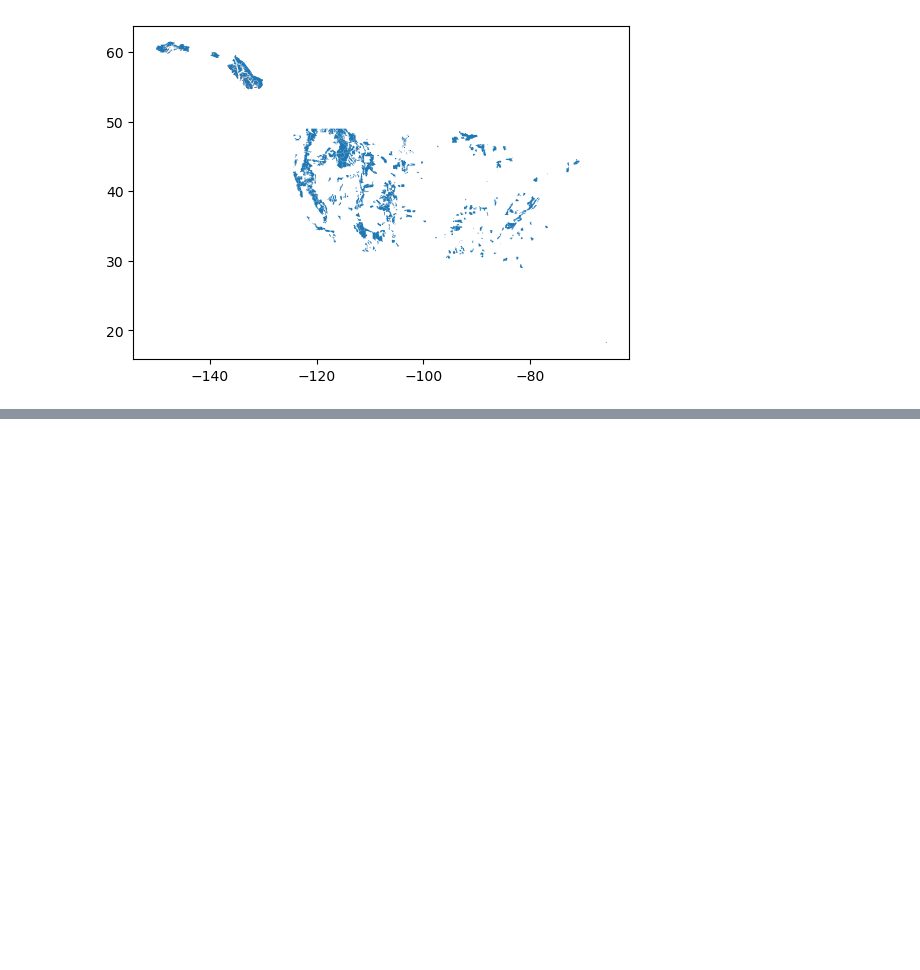
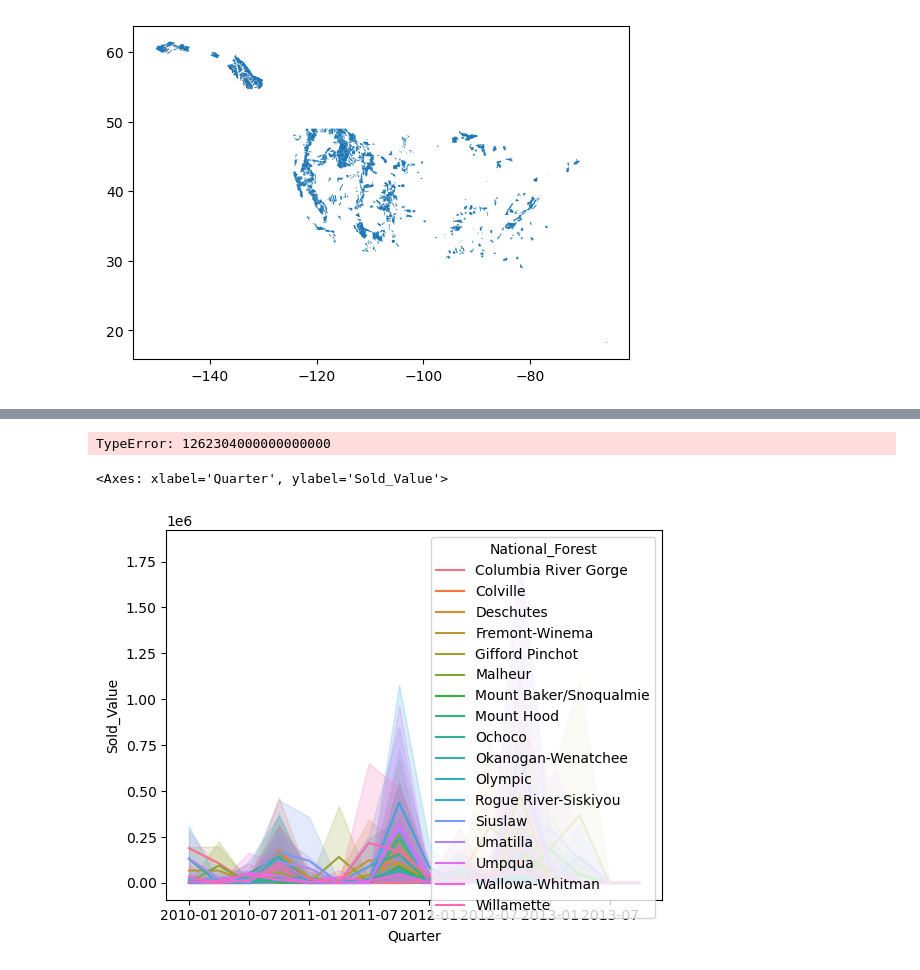
Before and after one commit to langoodall/Project-Timber-Harvesting, a Jupyter notebook: Timber.ipynb, the cells around one changed output, grey strips where cells are left out. Cells and saved outputs as stored; diff of their text form; code cells hidden in the pictures; blank space fills up the shorter version.

```diff
--- a/Timber.ipynb
+++ b/Timber.ipynb
@@ -683,0 +37,31 @@ sns.lineplot(arimaDf, x='Fiscal Year', y='Price_per_MBF_Harvested')
+# %%
+timberDf = pd.read_csv('/Users/louisgoodall/Desktop/Timber Data.csv')
+cleanCols = ['Year','Quarter','Sold_Volume_MBF','Sold_Volume_CCF',
+            'Sold_Value','Sold_per_MBF','Sold_per_CCF','Cut_Volume_MBF',
+            'Cut_Volume_CCF','Cut_Value']
+for col in cleanCols:
+    timberDf[col] = timberDf[col].astype(str).str.replace(',', '', regex=False)
+timberDf[cleanCols] = timberDf[cleanCols].astype(float)
+
+df  = timberDf.pivot(index=['National_Forest', 'Year', 'Species', 'Product'], columns='Quarter', values='Sold_Value').reset_index()
+# df = df.drop(columns=np.nan)
+df.rename(columns={1.0:'Q1', 2.0:'Q2', 3.0:'Q3', 4.0:'Q4'}, inplace=True)
+df = df.replace(np.nan, 0)
+df = df.assign(Q2 = df['Q2'] - df['Q1'],
+               Q3 = df['Q3'] - df['Q2'],
+               Q4 = df['Q4'] - df['Q3'])
+df[['Q1','Q2','Q3','Q4']] = df[['Q1','Q2','Q3','Q4']].clip(lower=0)
+df = df.assign(Total = df['Q2'] + df['Q3'] + df['Q4'] + df['Q1'])
+df = pd.melt(df, id_vars=['National_Forest', 'Year', 'Species'], value_vars=['Q1','Q2','Q3','Q4'], value_name='Sold_Value')
+df['Year'] = df['Year'].astype(int)
+df['Quarter'] = df['Quarter'].astype(str)
+df['YearQuarter'] = df['Year'].astype(str) + df['Quarter']
+df['Quarter'] = pd.PeriodIndex(df['YearQuarter'], freq='Q').to_timestamp()
+df = df.groupby(['National_Forest','Quarter','Species'])[['Sold_Value']].agg('sum').reset_index()
+X = df[['Quarter']]
+y = df[['Sold_Value']]
+X_train, y_train, X_test, y_test = train_test_split(X, y, train_size=0.8, random_state=33)
+df['valueDiff'] = df['Sold_Value'].diff()
+result = adfuller(df['valueDiff'].dropna())
+print("ADF Statistic:", result[0])
+print("p-value:", result[1])
@@ -683,0 +87,26 @@ sns.lineplot(arimaDf, x='Fiscal Year', y='Price_per_MBF_Harvested')
+# %%
+# Normal residuals
+
+
+model = sm.OLS(y, sm.add_constant(X))
+model_fit = model.fit()
+plotDf = pd.concat([X, y], axis=1)
+normalisedResiduals = model_fit.get_influence().resid_studentized_internal
+fittedValues = model_fit.fittedvalues
+plot_lm_3 = plt.figure()
+plt.scatter(fittedValues, normalisedResiduals, alpha=0.5)
+sns.regplot(x=fittedValues, y=normalisedResiduals,
+            scatter=False,
+            ci=False,
+            lowess=True,
+            line_kws={'color': 'red', 'lw': 1, 'alpha': 0.8})
+plot_lm_3.axes[0].set_title('Scale-Location')
+plot_lm_3.axes[0].set_xlabel('Fitted values')
+plot_lm_3.axes[0].set_ylabel('$\sqrt{|Standardized Residuals|}$')
+# %% [output]
+TypeError: 1262304000000000000
+# %%
+sns.lineplot(df, x='Quarter', y='Sold_Value', hue='National_Forest')
+# %% [output]
+<Axes: xlabel='Quarter', ylabel='Sold_Value'>
+[figure, added]
```
Also changed, not shown: parts of 57 cells of this notebook.
